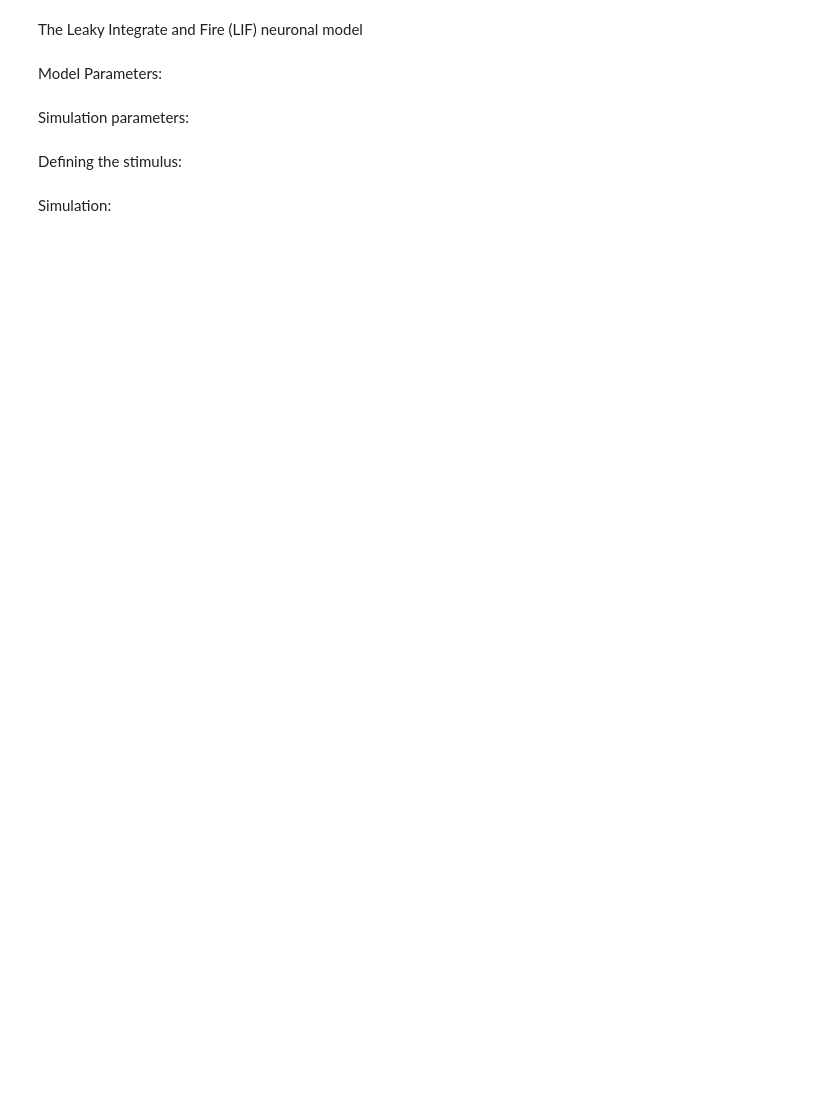
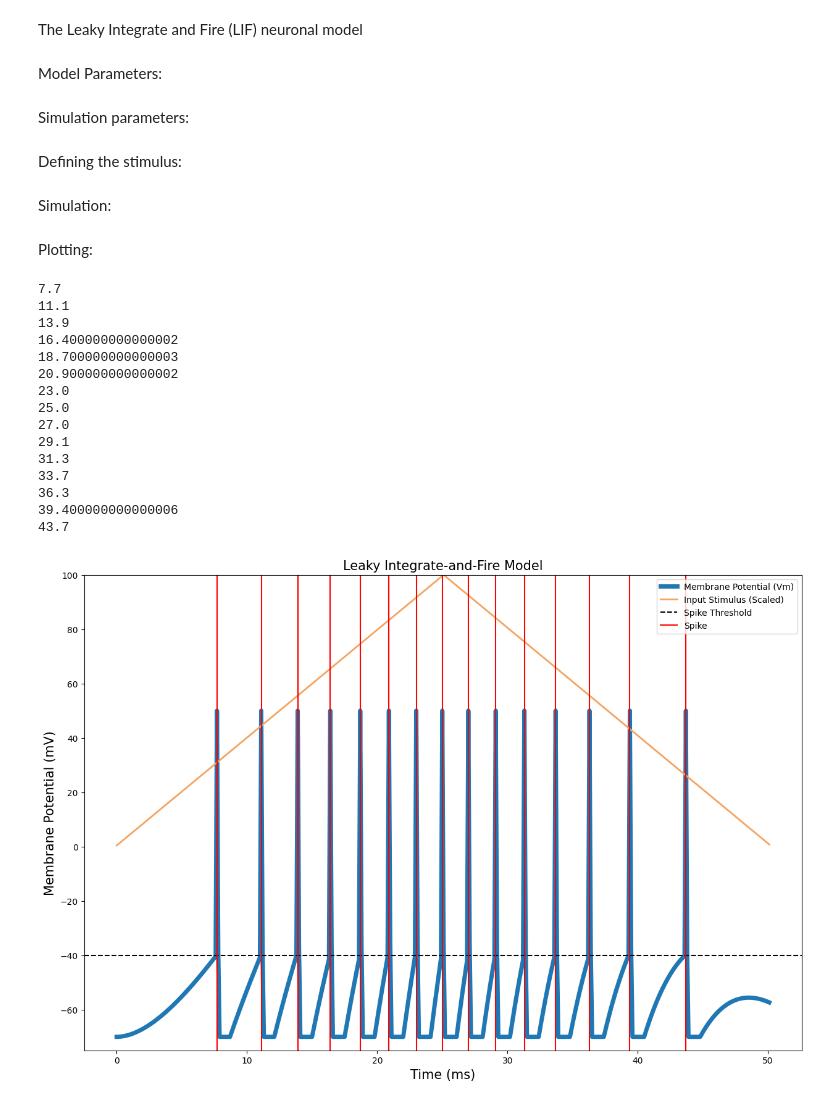
Before and after one commit to availe/CSC-455, a Jupyter notebook: LIF_Model.ipynb, the cells around one changed output. Cells and saved outputs as stored; diff of their text form; code cells hidden in the pictures; blank space fills up the shorter version.

Commit message:
LIF_plot

```diff
--- a/LIF_Model.ipynb
+++ b/LIF_Model.ipynb
@@ -31,7 +32,7 @@ Simulation parameters:
 # Starting at 0, we increment by the simulation time interval to simulate the neuron's behavior at each step.
 # Stop parameter is defined as total simulation time + time interval. This ensures that the final simulation time is included in array. For example, if we did not add the time interval, and we had an interval of 3 and total time of 10, we would stop at time of 9 and never reach 10.
 
-time_array = np.arange(0, TOTAL_SIMULATION_TIME + SIMULATION_TIME_INTERVAL,  SIMULATION_TIME_INTERVAL)
+time_array = np.arange(0, TOTAL_SIMULATION_TIME*1e-3 + SIMULATION_TIME_INTERVAL*1e-3,  SIMULATION_TIME_INTERVAL*1e-3)
 verbose_print(time_array)
 # %%
 # This initializes the membrane potential array (Vm) to the neuron's resting potential for all time steps.
@@ -40,7 +41,7 @@ verbose_print(time_array)
 # IMPORTANT: This array initialization serves as a baseline; actual potential values will be updated during the simulation part of the code, namely in the cell In 16, line 8.
 
 # membrane potential is also referred as Vm -- to represent Voltage membrane
-membrane_potential_array = np.ones(len(time_array)) * RESTING_POTENTIAL_VOLTAGE
+membrane_potential_array = np.ones(len(time_array)) * RESTING_POTENTIAL_VOLTAGE*1e-3
 verbose_print(membrane_potential_array)
 # %%
 # The membrane time constant [tau_m], refers to the speed at which a neuron's membrane potential returns to equilibrium (resting potential) after a stimuli. Thus, it also is how fast a neuron can respond to a new stimuli.
@@ -51,7 +52,7 @@ verbose_print(membrane_potential_array)
 # 2. Convert membrane capacitance [Cm] from microfarads to farads by multiplying [Cm] by 1e-6, since 1 μF equals 1e-6 F.
 
 # Membrane time constant [tau_m] in seconds
-membrane_time_constant = MEMBRANE_RESISTANCE * 1e3 * MEMBRANE_CAPACITANCE * 1 * 1e-6
+membrane_time_constant = MEMBRANE_RESISTANCE*1e3 * MEMBRANE_CAPACITANCE*1e-6
 verbose_print(membrane_time_constant)
 # %%
 # We initialize an empty list, which we'll later use to record each time point which a 'spike' occurs.
@@ -83,16 +84,55 @@ Simulation:
 for index, current_time in enumerate(time_array[:-1]):
     if current_time > STIMULUS_INITIALIZATION_TIME:
         # Calculate the membrane potential for the current time step based on the neuron's resting potential and the input stimulus
-        current_membrane_potential_voltage = (RESTING_POTENTIAL_VOLTAGE * 1e-3) + (MEMBRANE_RESISTANCE * 1e-3) * input_stimulus_array[index]
+        current_membrane_potential_voltage = (RESTING_POTENTIAL_VOLTAGE*1e-3) + (MEMBRANE_RESISTANCE*1e3) * input_stimulus_array[index]
 
         # '(membrane_potential_array[index] - current_membrane_potential_voltage)' is the potential difference of the membrane
         # 'np.exp(-SIMULATION_TIME_INTERVAL * -1e3 / membrane_time_constant)' we're converting the time interval to seconds and then divide it by the membrane time constant [tau_m]. Tau_m measures how long it takes for a membrane to reach 63% of its resting potential.
-        membrane_potential_array[index + 1] = current_membrane_potential_voltage + (membrane_potential_array[index] - current_membrane_potential_voltage) * np.exp(-SIMULATION_TIME_INTERVAL * 1e-3 / membrane_time_constant)
+        membrane_potential_array[index + 1] = current_membrane_potential_voltage + (membrane_potential_array[index] - current_membrane_potential_voltage) * np.exp(-SIMULATION_TIME_INTERVAL*1e-3 / membrane_time_constant)
 
         # Check for spike condition, aka action potential
-        if membrane_potential_array[index] >= SPIKE_THRESHOLD_VOLTAGE * 1e-3:
-            spikes.append(current_time) # record time of action potential
-            membrane_potential_array[index] = SPIKE_PEAK_VOLTAGE * 1e-3 # set membrane potential equal to peak voltage to simulate spike
+        if membrane_potential_array[index] >= SPIKE_THRESHOLD_VOLTAGE*1e-3:
+            spikes.append(current_time*1e3) # record time of action potential
+            membrane_potential_array[index] = SPIKE_PEAK_VOLTAGE*1e-3 # set membrane potential equal to peak voltage to simulate spike
             # After spike, neuron enters hyperpolarization and is not able to spike for a while
             # Refactory Period Time + current time means neuron won't be able to spike until sometime in the future
-            STIMULUS_INITIALIZATION_TIME = current_time + REFRACTORY_PERIOD_TIME * 1e-3
+            STIMULUS_INITIALIZATION_TIME = current_time + REFRACTORY_PERIOD_TIME*1e-3
+
+verbose_print(len(spikes))
+# %% [markdown]
+Plotting:
+# %%
+plt.figure(figsize=(15,10))
+plt.title('Leaky Integrate-and-Fire Model', fontsize=15)
+plt.ylabel('Membrane Potential (mV)', fontsize=15)
+plt.xlabel('Time (ms)', fontsize=15)
+
+plt.plot(time_array*1e3, membrane_potential_array*1e3, linewidth=5, label = 'Membrane Potential (Vm)')
+plt.plot(time_array*1e3, (100/max(input_stimulus_array)) * input_stimulus_array, label='Input Stimulus (Scaled)', color='sandybrown', linewidth=2)
+plt.axhline(y=SPIKE_THRESHOLD_VOLTAGE, color='black', linestyle='--', label='Spike Threshold')
+
+if spikes:
+        for spike_time in spikes:
+            plt.axvline(x=spike_time, c='red', label='Spike' if spikes.index(spike_time) == 0 else "_nolegend_")
+            print(spike_time)
+
+plt.ylim([-75,100])
+plt.legend()
+plt.show()
+# %% [output]
+7.7
+11.1
+13.9
+16.400000000000002
+18.700000000000003
+20.900000000000002
+23.0
+25.0
+27.0
+29.1
+31.3
+33.7
+36.3
+39.400000000000006
+43.7
+[figure, added]
```
Also changed, not shown: parts of 3 cells of this notebook.
